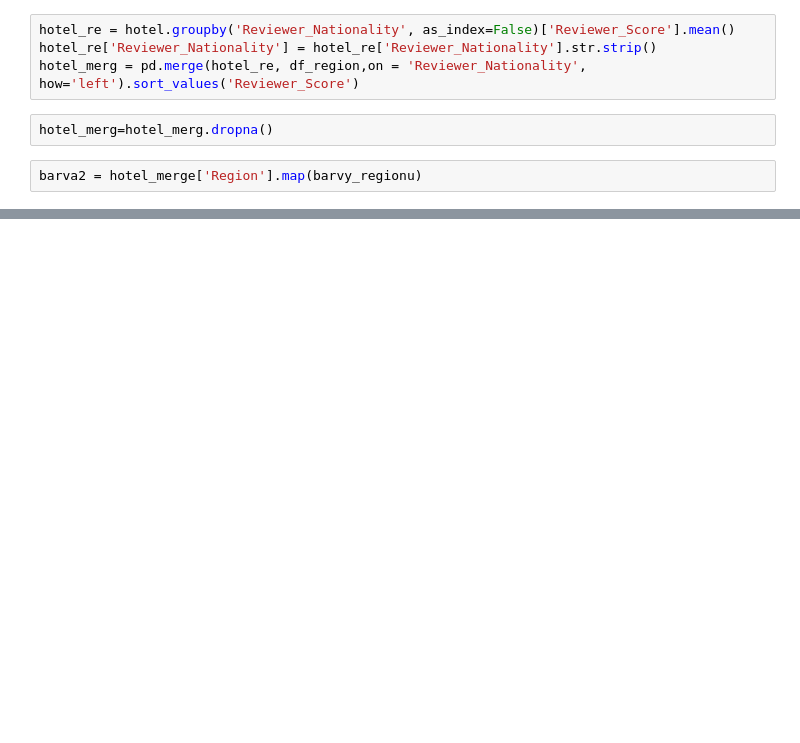
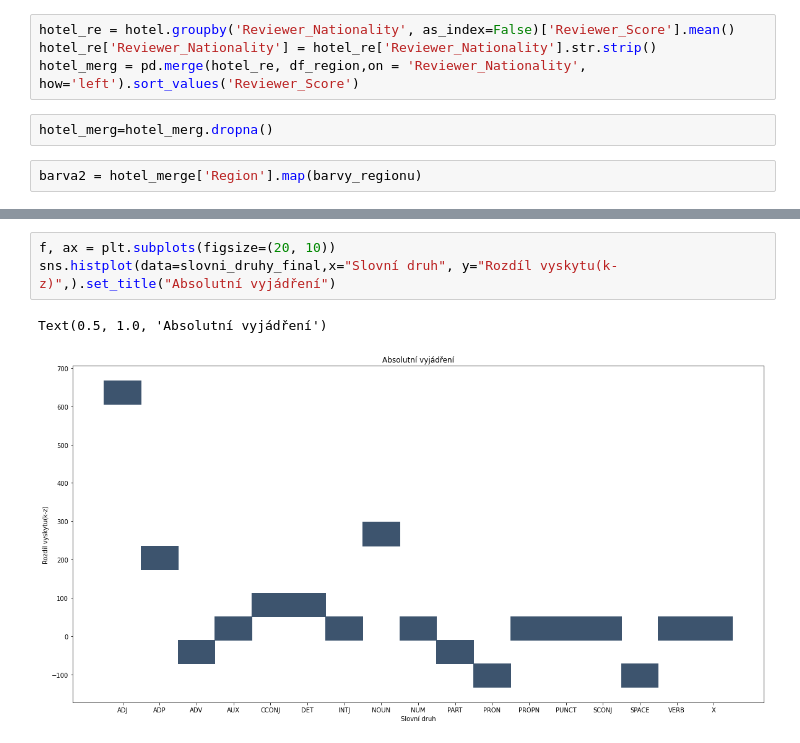
Before and after one commit to cermatej/vse-text-analysis, a Jupyter notebook: hotel_text_analysis.ipynb, the cells around one changed output, grey strips where cells are left out. Saved outputs shown, nothing was run; the diff lists cells and outputs as text; blank space fills up the shorter version.

```diff
--- a/hotel_text_analysis.ipynb
+++ b/hotel_text_analysis.ipynb
@@ -913,0 +715,6 @@ hotel
+# %%
+f, ax = plt.subplots(figsize=(20, 10))
+sns.histplot(data=slovni_druhy_final,x="Slovní druh", y="Rozdíl vyskytu(k-z)",).set_title("Absolutní vyjádření")
+# %% [output]
+Text(0.5, 1.0, 'Absolutní vyjádření')
+[figure, added]
```
Also changed, not shown: parts of 122 cells of this notebook, 5 other files.
